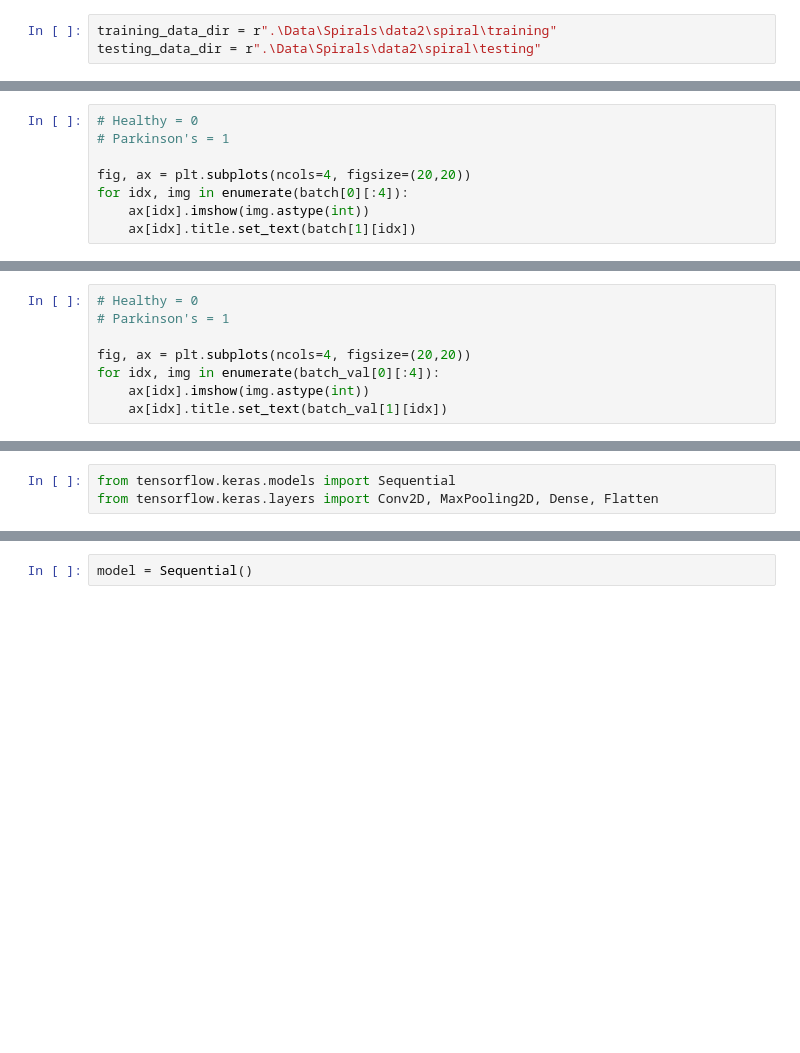
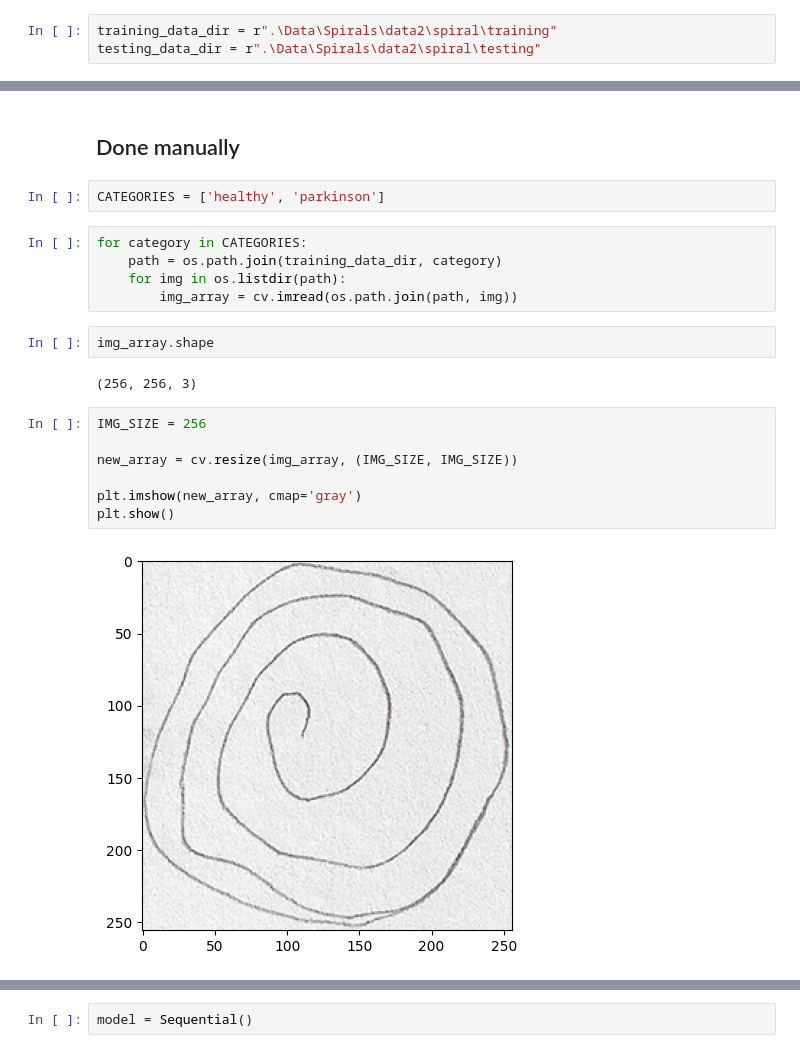
Before and after one commit to konkalaitzidis/HT22_5HI021_The_Degenerates, a Jupyter notebook: PD_diagnosis_spirals.ipynb, the cells around one changed output, grey strips where cells are left out. Saved outputs shown, nothing was run; the diff lists cells and outputs as text; blank space fills up the shorter version.

```diff
--- a/PD_diagnosis_spirals.ipynb
+++ b/PD_diagnosis_spirals.ipynb
@@ -28,8 +13,0 @@ batch[0].shape
-# %%
-# Healthy = 0
-# Parkinson's = 1
-
-fig, ax = plt.subplots(ncols=4, figsize=(20,20))
-for idx, img in enumerate(batch[0][:4]):
-    ax[idx].imshow(img.astype(int))
-    ax[idx].title.set_text(batch[1][idx])
@@ -46,8 +13,0 @@ batch_val[0].shape
-# %%
-# Healthy = 0
-# Parkinson's = 1
-
-fig, ax = plt.subplots(ncols=4, figsize=(20,20))
-for idx, img in enumerate(batch_val[0][:4]):
-    ax[idx].imshow(img.astype(int))
-    ax[idx].title.set_text(batch_val[1][idx])
@@ -118,3 +14,22 @@ prepped_iterator_test.next()
-# %%
-from tensorflow.keras.models import Sequential
-from tensorflow.keras.layers import Conv2D, MaxPooling2D, Dense, Flatten
+# %% [markdown]
+## Done manually
+# %%
+CATEGORIES = ['healthy', 'parkinson']
+# %%
+for category in CATEGORIES:
+    path = os.path.join(training_data_dir, category)
+    for img in os.listdir(path):
+        img_array = cv.imread(os.path.join(path, img))
+# %%
+img_array.shape
+# %% [output]
+(256, 256, 3)
+# %%
+IMG_SIZE = 256
+
+new_array = cv.resize(img_array, (IMG_SIZE, IMG_SIZE))
+
+plt.imshow(new_array, cmap='gray')
+plt.show()
+# %% [output]
+[figure, added]
```
Also changed, not shown: parts of 38 cells of this notebook, 34 other files.
